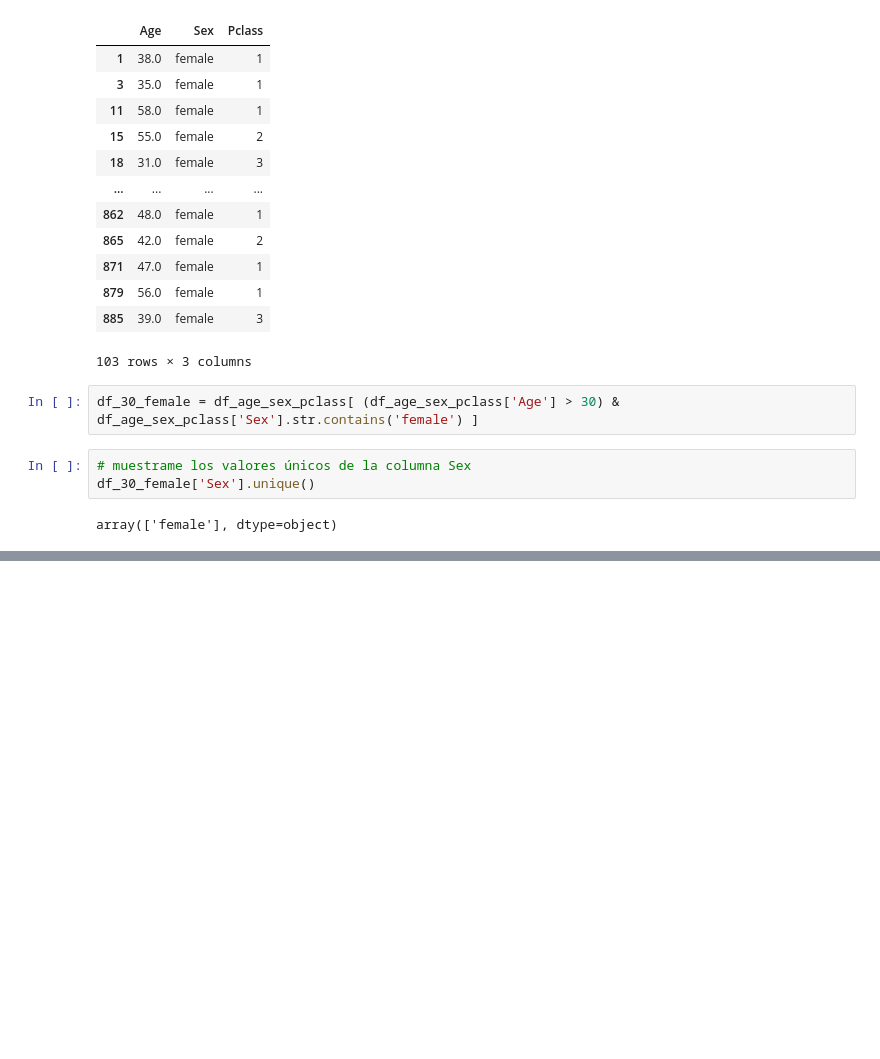
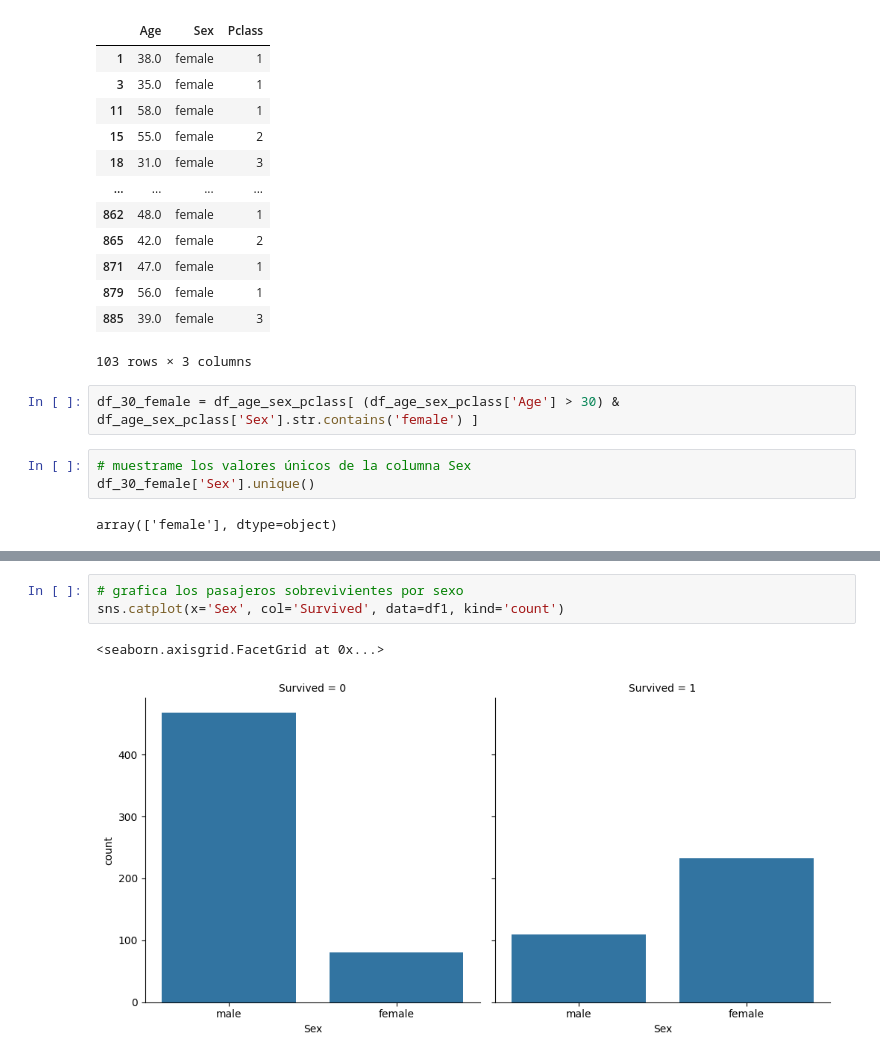
Before and after one commit to osm3rr/pandas-fundamentals, a Jupyter notebook: titanic.ipynb, the cells around one changed output, grey strips where cells are left out. Saved outputs shown, nothing was run; the diff lists cells and outputs as text; blank space fills up the shorter version.

```diff
--- a/titanic.ipynb
+++ b/titanic.ipynb
@@ -103,0 +221,6 @@ array(['female'], dtype=object)
+# %%
+# grafica los pasajeros sobrevivientes por sexo
+sns.catplot(x='Sex', col='Survived', data=df1, kind='count')
+# %% [output]
+<seaborn.axisgrid.FacetGrid at 0x...>
+[figure, added]
```
Also changed, not shown: parts of 15 cells of this notebook, 2 other files.
